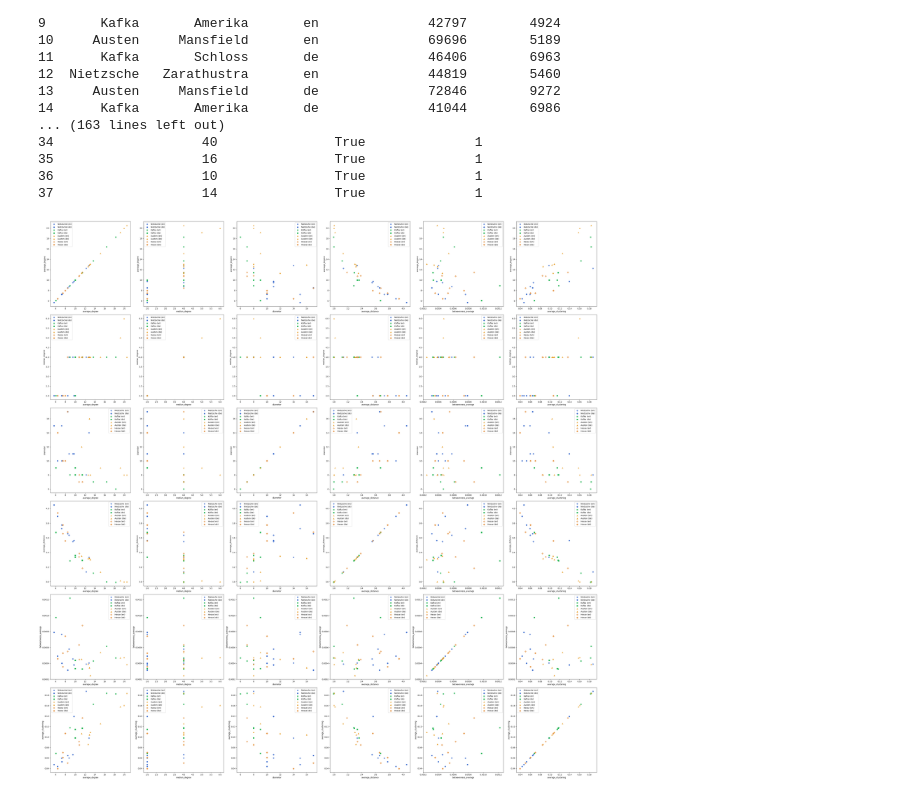
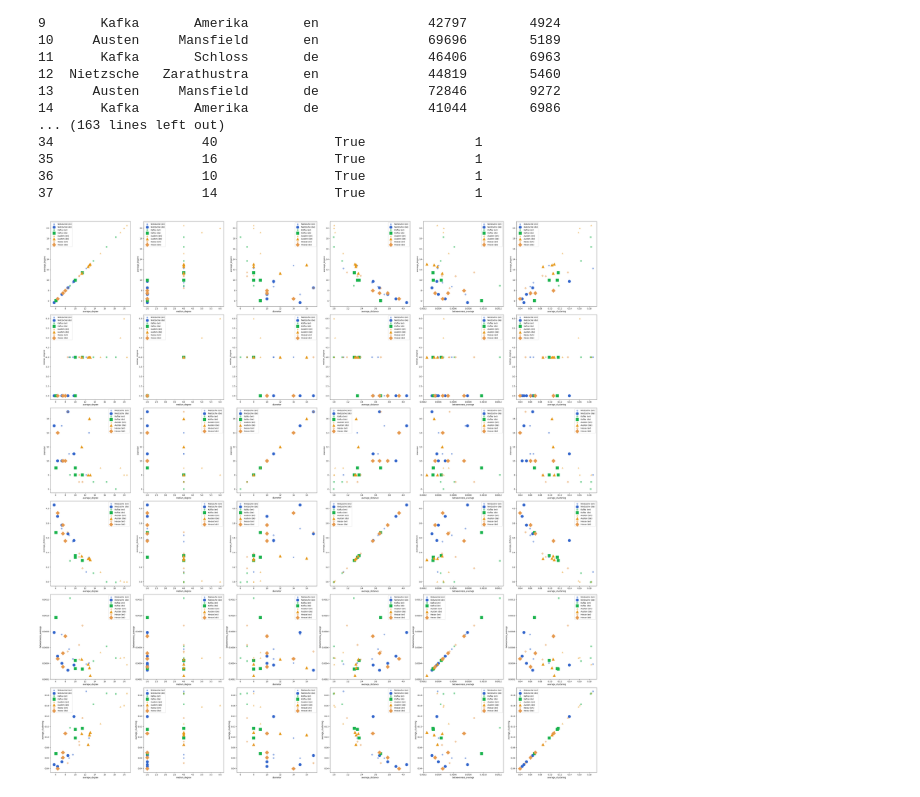
Before and after one commit to Amerek200/63055KomplexeNetze, a Jupyter notebook: data_analysis/scatter_matrix.ipynb, the cells around one changed output. Drawn from its saved outputs; the diff is of its cells as text; code cells hidden in the pictures.

Commit message:
Darstellung von Scatter Matrix abgeändert

```diff
--- a/data_analysis/scatter_matrix.ipynb
+++ b/data_analysis/scatter_matrix.ipynb
@@ -53,29 +53,29 @@ print(df)
 # %%
 fig, axes = plt.subplots(len(numerical_columns), len(numerical_columns), figsize=(40, 40))
 
 
 for i, column_i in enumerate(numerical_columns):
     for j, column_j in enumerate(numerical_columns):
         for author in author_marker_dict:
             # Unterschiedliche Farben für Englisch und Deutsch
             author_color = author_color_dict[author]
-            author_color_en = author_color + (0.7,)  # heller (englisch)
+            author_color_en = author_color + (0.5,)  # heller (englisch)
             author_color_de = author_color + (1.0,)  # dunkler (deutsch)
             ax = axes[i, j]
             ax.set_xlabel(column_j)
             ax.set_ylabel(column_i)
 
             author_rows_en = df[(df["author"] == author) & (df["language"] == "en")]
             author_rows_de = df[(df["author"] == author) & (df["language"] == "de")]
 
-            ax.scatter(author_rows_en[column_j], author_rows_en[column_i], marker=author_marker_dict[author], label = f"{author} (en)", color = author_color_en)
+            ax.scatter(author_rows_en[column_j], author_rows_en[column_i], marker=author_marker_dict[author], label = f"{author} (en)", color = author_color_en, s=50)
 
-            ax.scatter(author_rows_de[column_j], author_rows_de[column_i], marker=author_marker_dict[author], label = f"{author} (de)", color = author_color_de)
+            ax.scatter(author_rows_de[column_j], author_rows_de[column_i], marker=author_marker_dict[author], label = f"{author} (de)", color = author_color_de, s=200)
             # edgecolors="black" kann hinzugefügt werden
 
             ax.legend()
 plt.tight_layout()
 plt.savefig("scatter_matrix.png")
 plt.show()
 # %% [output]
-[figure, old version]
+[figure, new version]
```
